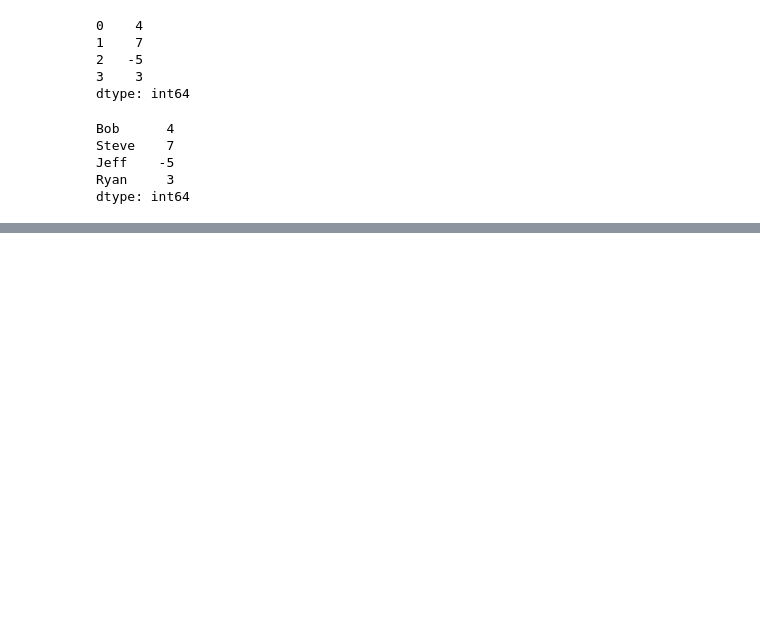
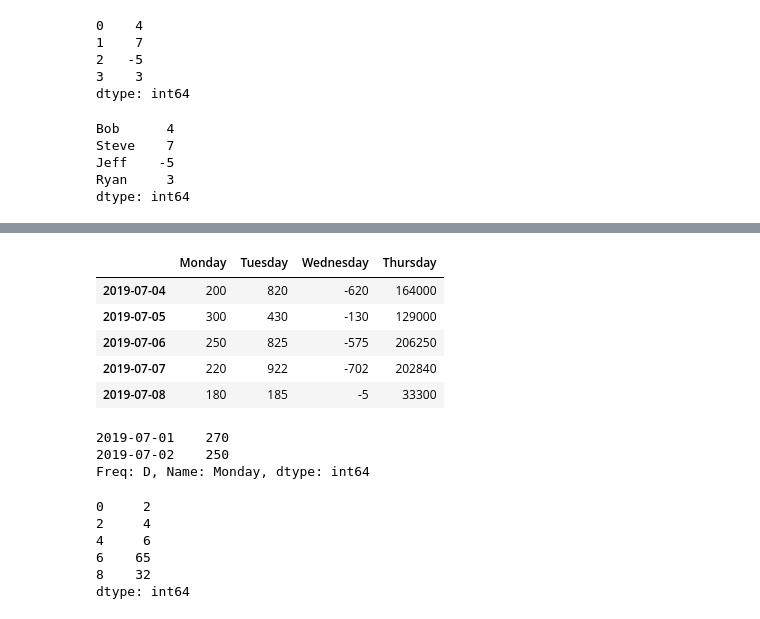
Before and after one commit to MuhammadHamzaAfzal/Python_Class_Work_jz, a Jupyter notebook: Pandas.ipynb, the cells around one changed output, grey strips where cells are left out. Cells and saved outputs as stored; diff of their text form; code cells hidden in the pictures; blank space fills up the shorter version.

```diff
--- a/Pandas.ipynb
+++ b/Pandas.ipynb
@@ -345,0 +509,25 @@ dtype: int64
+# %%
+money.tail()
+# %% [output]
+|  | Monday | Tuesday | Wednesday | Thursday |
+| 2019-07-04 | 200 | 820 | -620 | 164000 |
+| 2019-07-05 | 300 | 430 | -130 | 129000 |
+| 2019-07-06 | 250 | 825 | -575 | 206250 |
+| 2019-07-07 | 220 | 922 | -702 | 202840 |
+| 2019-07-08 | 180 | 185 | -5 | 33300 |
+# %%
+money.head(2).Monday
+# %% [output]
+2019-07-01    270
+2019-07-02    250
+Freq: D, Name: Monday, dtype: int64
+# %%
+q = pd.Series([2,4,6,65,32], pd.RangeIndex(start = 0 , stop = 10 ,step = 2))
+q
+# %% [output]
+0     2
+2     4
+4     6
+6    65
+8    32
+dtype: int64
```
Also changed, not shown: parts of 17 cells of this notebook.
